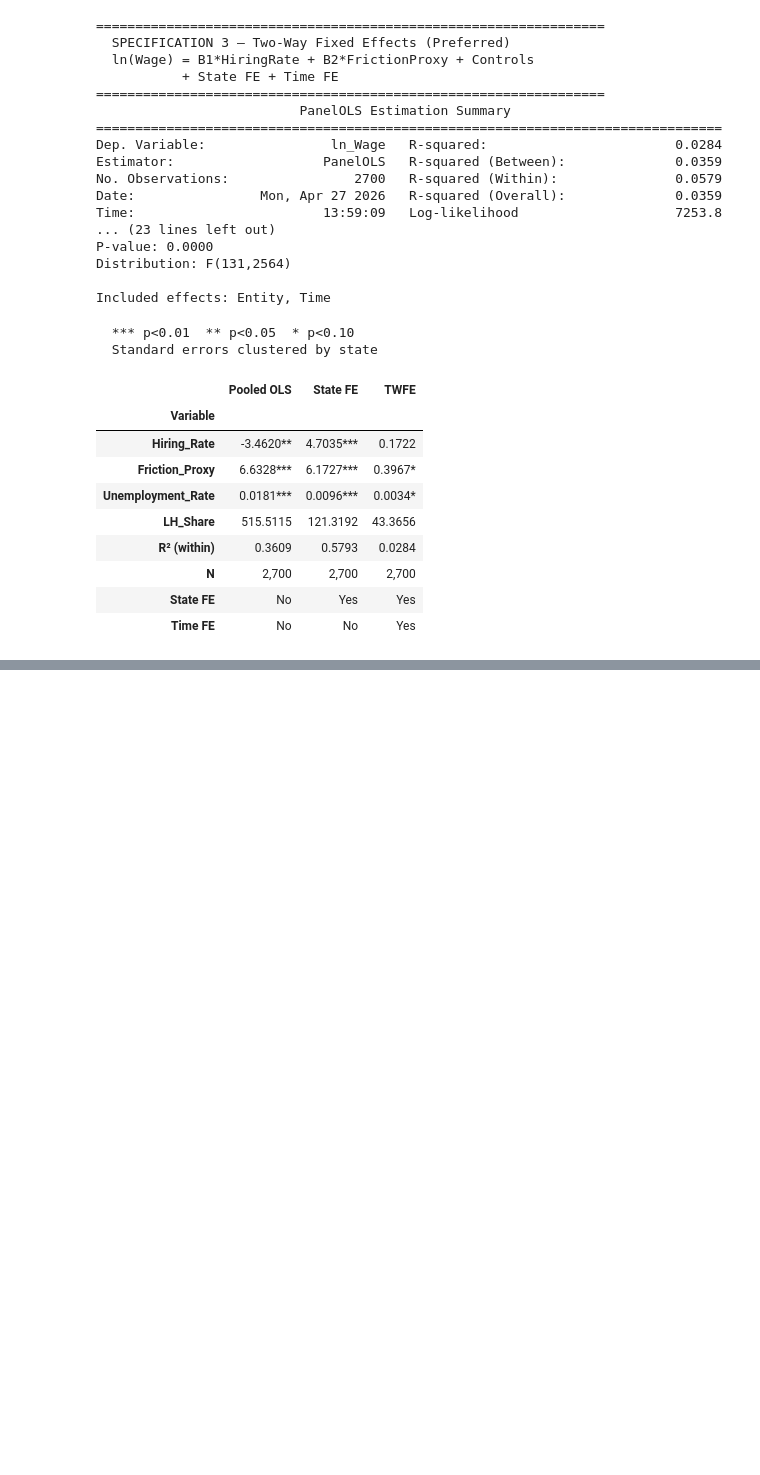
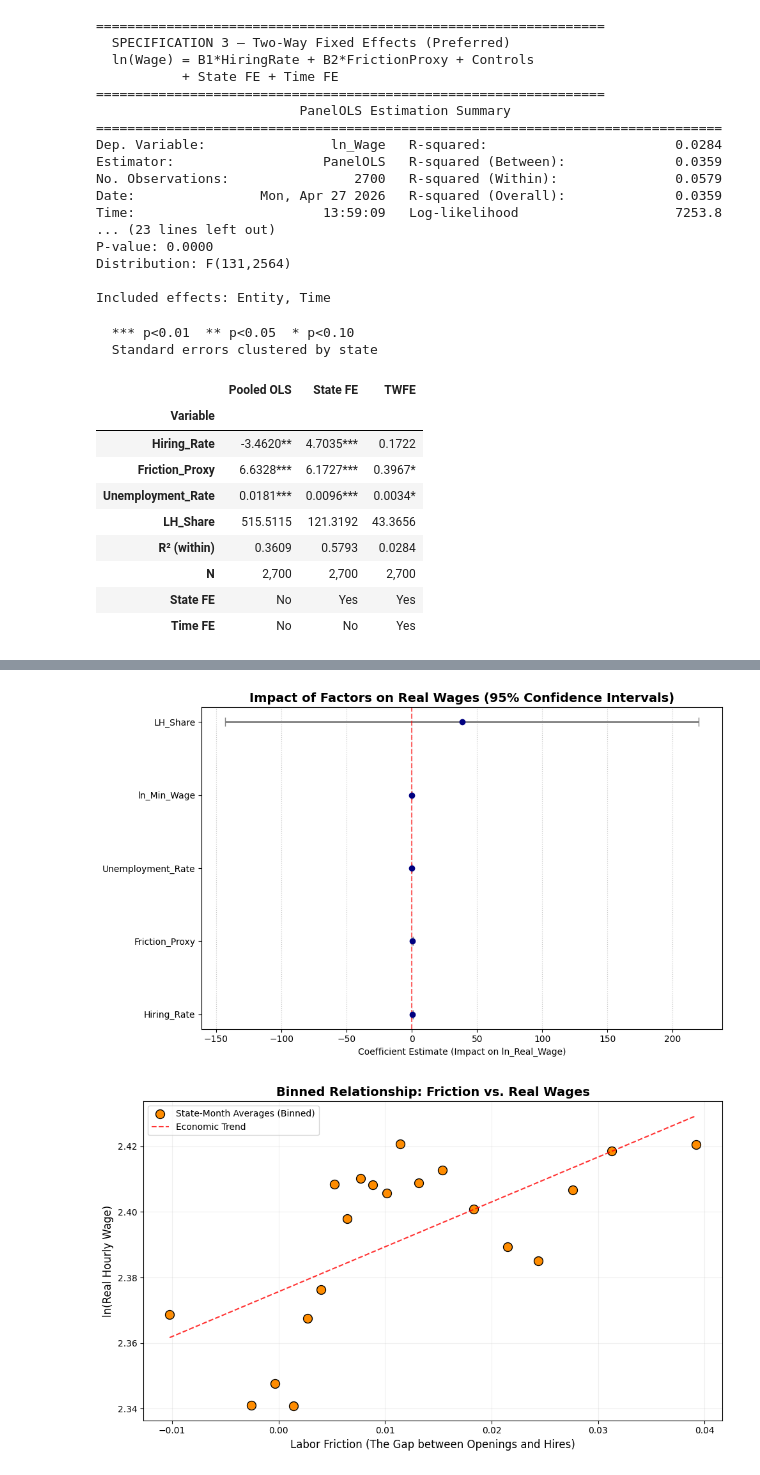
Before and after one commit to Kevocado/ACCY-512-Final-Project, a Jupyter notebook: base_model.ipynb, the cells around one changed output, grey strips where cells are left out. Drawn from its saved outputs; the diff is of its cells as text; code cells hidden in the pictures; blank space fills up the shorter version.

Commit message:
feat: implement two-way fixed effects panel regression model with real wage and minimum wage controls and add visualization assets

```diff
--- a/base_model.ipynb
+++ b/base_model.ipynb
@@ -217,0 +401,49 @@ display(comparison)
+# %%
+import matplotlib.pyplot as plt
+import pandas as pd
+import numpy as np
+
+# --- 1. THE COEFFICIENT FOREST PLOT ---
+# Use errors='ignore' to prevent KeyError if 'const' is already missing
+params = res.params.drop('const', errors='ignore')
+errors = res.std_errors.drop('const', errors='ignore')
+
+# Calculate 95% Confidence Intervals
+ci_low = params - 1.96 * errors
+ci_high = params + 1.96 * errors
+
+plt.figure(figsize=(10, 6))
+plt.errorbar(params.values, params.index, xerr=[params - ci_low, ci_high - params],
+             fmt='o', color='navy', ecolor='gray', elinewidth=2, capsize=5)
+plt.axvline(0, color='red', linestyle='--', alpha=0.6)
+plt.title('Impact of Factors on Real Wages (95% Confidence Intervals)', fontsize=14, fontweight='bold')
+plt.xlabel('Coefficient Estimate (Impact on ln_Real_Wage)')
+plt.grid(axis='x', linestyle=':', alpha=0.7)
+plt.tight_layout()
+plt.show()
+
+# --- 2. THE BINNED SCATTER PLOT ---
+# This cleans up 2,700 data points into 20 meaningful "bins"
+df_plot = df.copy()
+df_plot['Friction_Bin'] = pd.qcut(df_plot['Friction_Proxy'], 20, labels=False, duplicates='drop')
+binned_data = df_plot.groupby('Friction_Bin').agg({'Friction_Proxy': 'mean', 'ln_Real_Wage': 'mean'}).reset_index()
+
+plt.figure(figsize=(10, 6))
+plt.scatter(binned_data['Friction_Proxy'], binned_data['ln_Real_Wage'],
+            color='darkorange', s=100, edgecolor='black', label='State-Month Averages (Binned)')
+
+# Add the regression line calculated by the model
+z = np.polyfit(binned_data['Friction_Proxy'], binned_data['ln_Real_Wage'], 1)
+p = np.poly1d(z)
+plt.plot(binned_data['Friction_Proxy'], p(binned_data['Friction_Proxy']), "r--", alpha=0.8, label='Economic Trend')
+
+plt.title('Binned Relationship: Friction vs. Real Wages', fontsize=14, fontweight='bold')
+plt.xlabel('Labor Friction (The Gap between Openings and Hires)', fontsize=12)
+plt.ylabel('ln(Real Hourly Wage)', fontsize=12)
+plt.legend()
+plt.grid(alpha=0.2)
+plt.tight_layout()
+plt.show()
+# %% [output]
+[figure, added]
+[figure, added]
```
Also changed, not shown: parts of 12 cells of this notebook, 2 other files.
